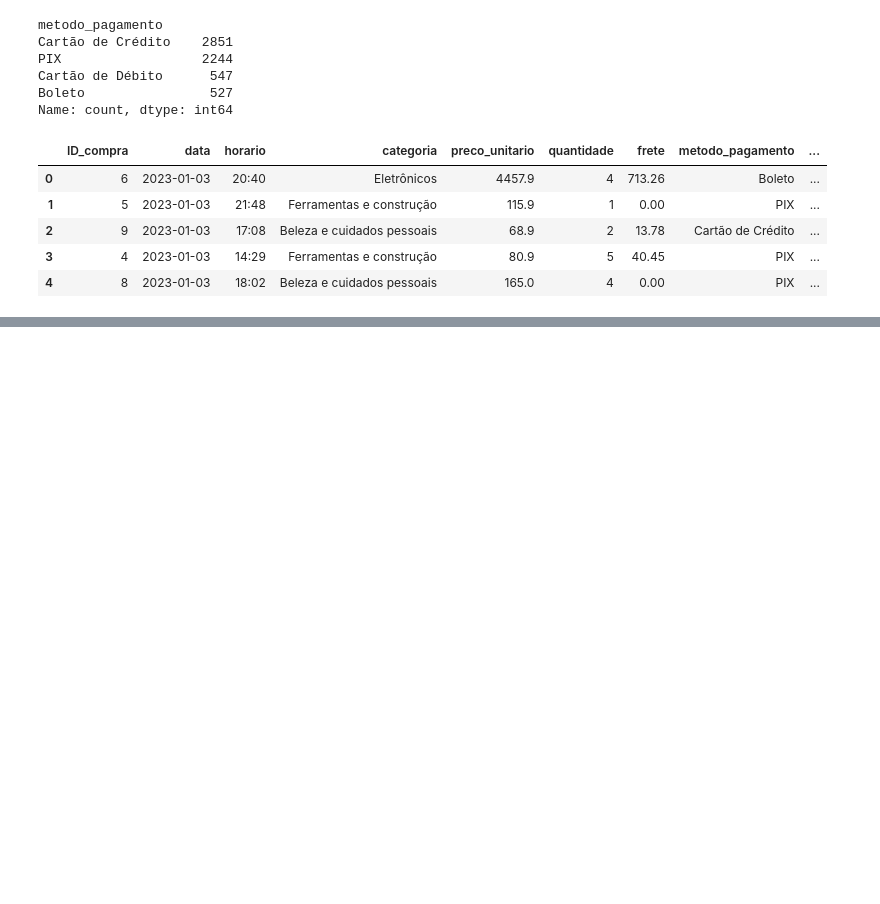
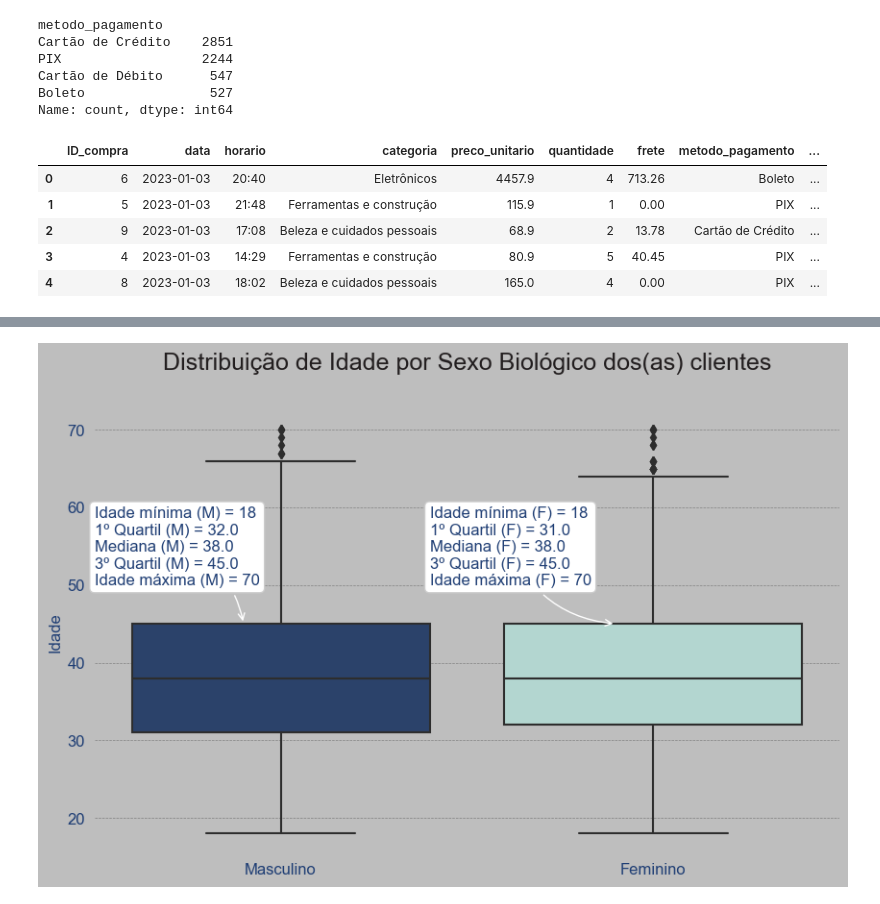
Before and after one commit to Jackvs720v/BigDataIA, a Jupyter notebook: aula10/aula9.ipynb, the cells around one changed output, grey strips where cells are left out. Saved outputs shown, nothing was run; the diff lists cells and outputs as text; code cells hidden in the pictures; blank space fills up the shorter version.

```diff
--- a/aula10/aula9.ipynb
+++ b/aula10/aula9.ipynb
@@ -460,0 +621,3 @@ metodo_mais_utilizado = metodos_de_pagamento
+# %%
+dist_idade_sexo()
+# %% [output]
@@ -460,0 +625 @@ metodo_mais_utilizado = metodos_de_pagamento
+[figure, added]
```
Also changed, not shown: parts of 18 cells of this notebook, 1 other file.
